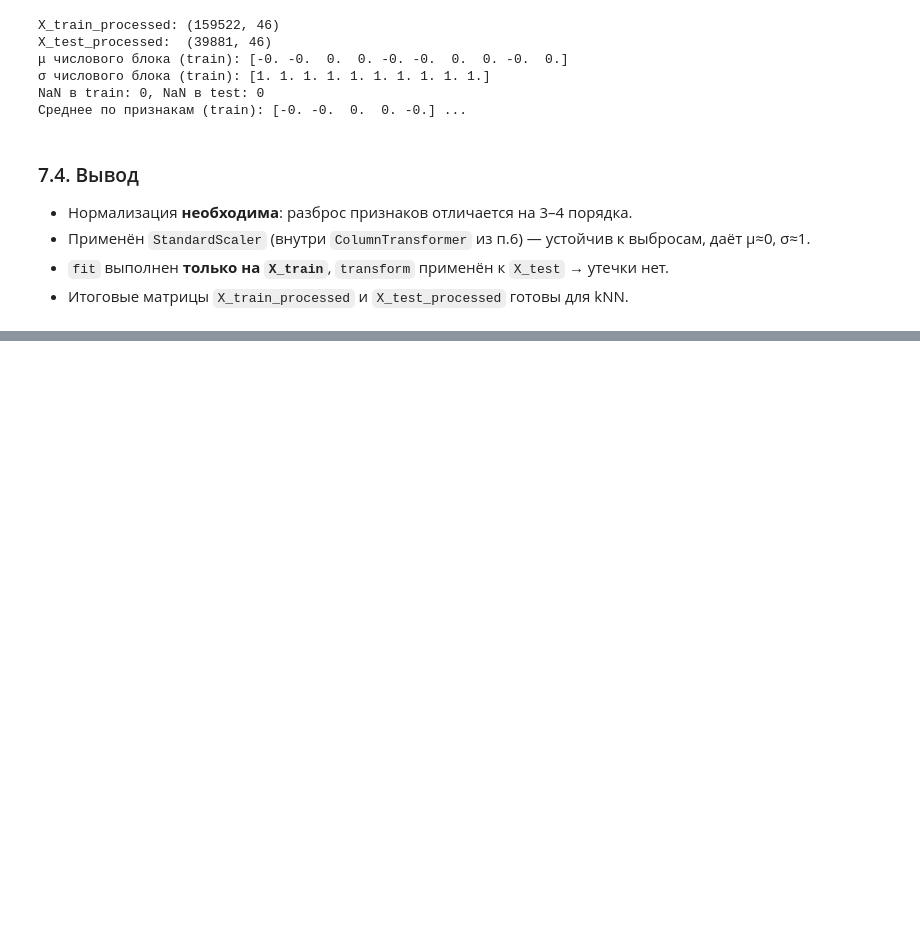
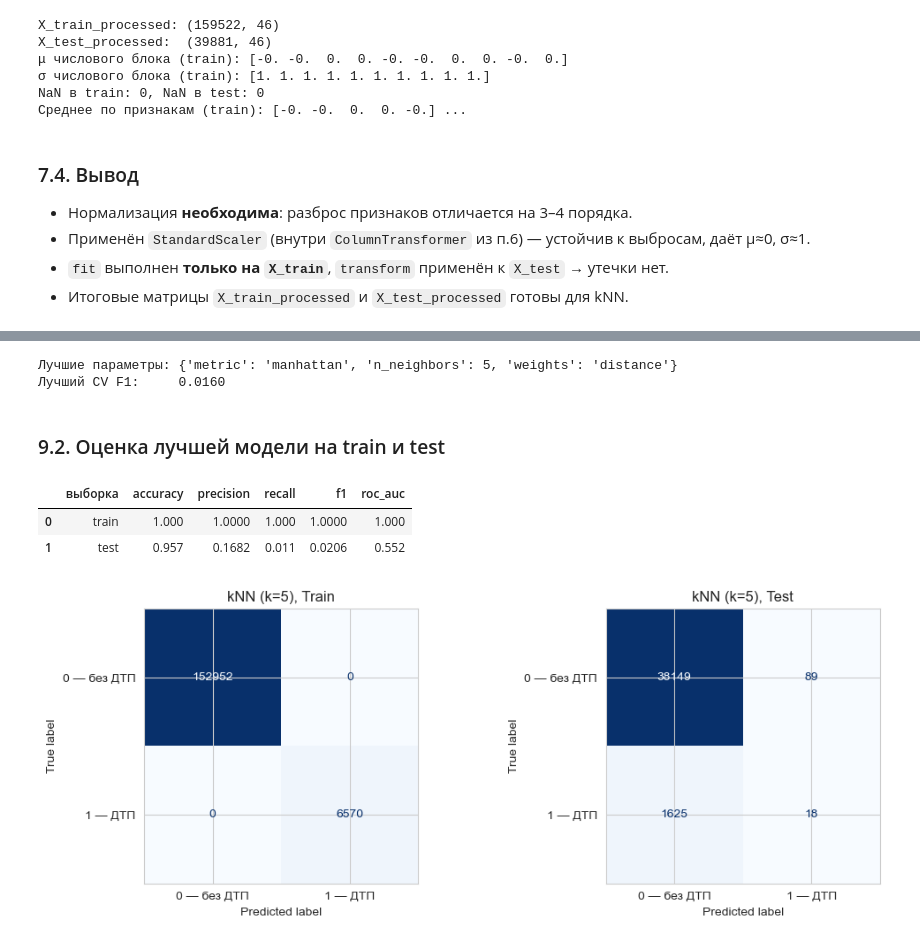
Before and after one commit to Svetlana-plv/Machine_Learning, a Jupyter notebook: lab-3-traffic-accident-classification.ipynb, the cells around one changed output, grey strips where cells are left out. Saved outputs shown, nothing was run; the diff lists cells and outputs as text; code cells hidden in the pictures; blank space fills up the shorter version.

```diff
--- a/lab-3-traffic-accident-classification.ipynb
+++ b/lab-3-traffic-accident-classification.ipynb
@@ -1203,0 +1274,53 @@ NaN в train: 0, NaN в test: 0
+# %%
+# 3 фолда для ускорения работы
+cv = StratifiedKFold(n_splits=3, shuffle=True, random_state=RANDOM_STATE)
+
+param_grid = {
+    'n_neighbors': [5, 15, 25, 35, 51, 75],
+    'weights': ['uniform', 'distance'],
+    'metric': ['euclidean', 'manhattan']
+}
+
+grid = GridSearchCV(
+    KNeighborsClassifier(n_jobs=-1),
+    param_grid,
+    cv=cv,
+    scoring='f1',
+    n_jobs=-1,
+    verbose=0
+)
+
+# Запускаем поиск
+grid.fit(X_train_processed, y_train)
+
+print(f"Лучшие параметры: {grid.best_params_}")
+print(f"Лучший CV F1:     {grid.best_score_:.4f}")
+# %% [output]
+Лучшие параметры: {'metric': 'manhattan', 'n_neighbors': 5, 'weights': 'distance'}
+Лучший CV F1:     0.0160
+# %% [markdown]
+### 9.2. Оценка лучшей модели на train и test
+# %%
+best_knn = grid.best_estimator_
+
+final = pd.DataFrame([
+    evaluate(best_knn, X_train_processed, y_train, 'train'),
+    evaluate(best_knn, X_test_processed,  y_test,  'test'),
+])
+display(final)
+
+fig, axes = plt.subplots(1, 2, figsize=(11, 4))
+for ax, (X, y, title) in zip(axes, [
+    (X_train_processed, y_train, 'Train'),
+    (X_test_processed,  y_test,  'Test')]):
+    cm = confusion_matrix(y, best_knn.predict(X))
+    ConfusionMatrixDisplay(cm, display_labels=['0 — без ДТП', '1 — ДТП']).plot(
+        ax=ax, cmap='Blues', colorbar=False, values_format='d')
+    ax.set_title(f"kNN (k={grid.best_params_['n_neighbors']}), {title}")
+plt.tight_layout()
+plt.show()
+# %% [output]
+|  | выборка | accuracy | precision | recall | f1 | roc_auc |
+| 0 | train | 1.000 | 1.0000 | 1.000 | 1.0000 | 1.000 |
+| 1 | test | 0.957 | 0.1682 | 0.011 | 0.0206 | 0.552 |
+[figure, added]
```
Also changed, not shown: parts of 17 cells of this notebook.
